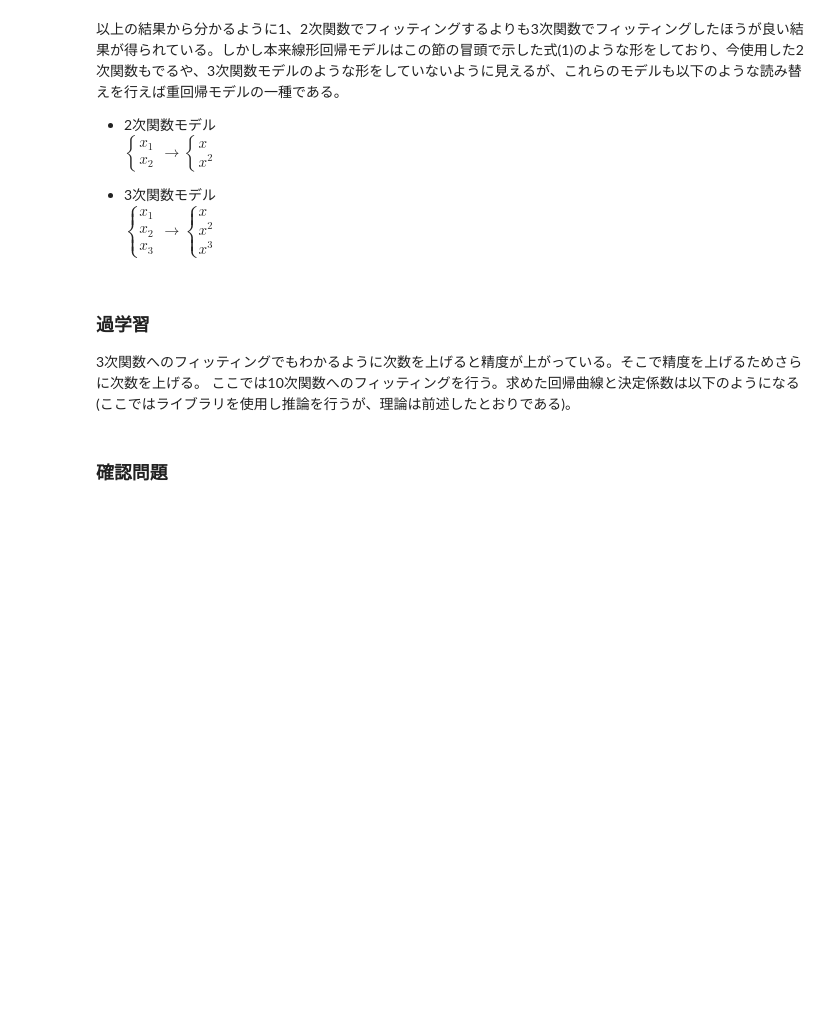
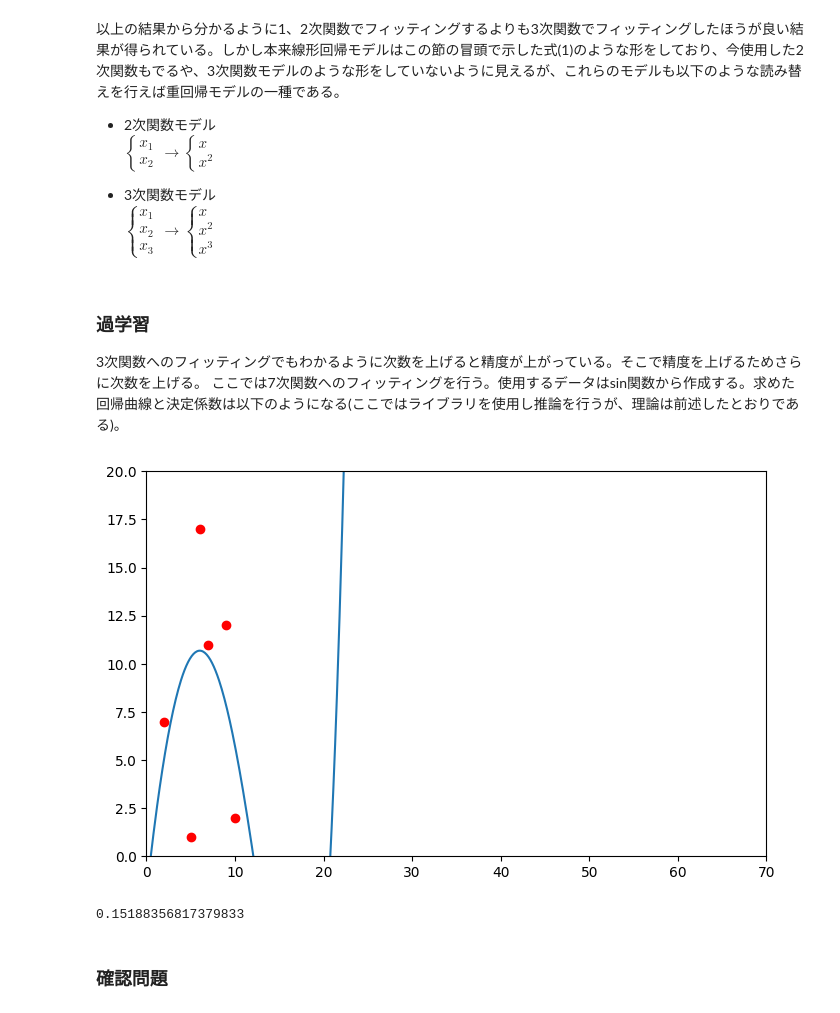
Before and after one commit to aice-ice/Senior-project, a Jupyter notebook: multiple_regression.ipynb, the cells around one changed output. Cells and saved outputs as stored; diff of their text form; code cells hidden in the pictures; blank space fills up the shorter version.

```diff
--- a/multiple_regression.ipynb
+++ b/multiple_regression.ipynb
@@ -194,7 +196,8 @@ $\qquad \hat{y} = w_{1} + w_{2}x + w_{3}x^2 + w_{4}x^3$
 D = np.array([[6, 17],[7, 11], [5, 1], [9, 12], [10, 2], [2, 7]])
 x = np.arange(0, 12, 0.1)
 #２次関数モデル
-X1 = np.array([[1, D[i, 0], D[i, 0] ** 2] for i in range(len(D[:, 0]))])
+# X1 = np.array([[1, D[i, 0], D[i, 0] ** 2] for i in range(len(D[:, 0]))])
+X1 = np.array([[D[j, 0] ** i for i in range(3)] for j in range(len(D[:, 0]))])
 y = np.array (D[:, 1])
 
 W1 = np.linalg.inv(X1.T @ X1) @ X1.T @ y
@@ -225,16 +228,15 @@ ax[1].set_title('3')
 
 plt.show()
 
-#２次関数の決定係数
+
+
+
+
+epsilon1 = np.empty(len(D[:, 0]))
+epsilon2 = np.empty(len(D[:, 0]))
 for i in range(len(D[:, 0])):
-    y_hat1 = W1[0] + W1[1] * D[i, 0] + W1[2] * D[i, 0] ** 2
-    y_hat2 = W2[0] + W2[1] * D[i, 0] + W2[2] * D[i, 0] ** 2 + W2[3] * D[i, 0] ** 3
-
-    epsilon1 = np.empty(len(D[:, 0]))
-    epsilon2 = np.empty(len(D[:, 0]))
-
-    epsilon1[i] = y[i] - y_hat1
-    epsilon2[i] = y[i] - y_hat2
+    epsilon1[i] = y[i] - (W1[0] + W1[1] * D[i, 0] + W1[2] * D[i, 0] ** 2)
+    epsilon2[i] = y[i] - (W2[0] + W2[1] * D[i, 0] + W2[2] * D[i, 0] ** 2 + W2[3] * D[i, 0] ** 3)
 
 R2_1 = 1 - np.var(epsilon1) / np.var(y)
 R2_2 = 1 - np.var(epsilon2) / np.var(y)
@@ -284,4 +286,4 @@ $
 # %% [markdown]
 ### 過学習
 3次関数へのフィッティングでもわかるように次数を上げると精度が上がっている。そこで精度を上げるためさらに次数を上げる。
-ここでは10次関数へのフィッティングを行う。求めた回帰曲線と決定係数は以下のようになる(ここではライブラリを使用し推論を行うが、理論は前述したとおりである)。
+ここでは7次関数へのフィッティングを行う。使用するデータはsin関数から作成する。求めた回帰曲線と決定係数は以下のようになる(ここではライブラリを使用し推論を行うが、理論は前述したとおりである)。
@@ -290,2 +290,28 @@ W3 = np.polynomial.Polynomial.fit(D[:, 0], D[:, 1], 10)
+# %%
+# data = np.array(np.sin(np.radians([20, 60, 120, 170, 210, 290, 330])))
+
+X3 = np.array([[D[i, 0] ** j for j in range(8)] for i in range(len(D[:, 0]))])
+W3 = np.linalg.inv(X3.T @ X3) @ X3.T @ D[:, 1]
+
+x = np.arange(0, 70, 0.1)
+
+fig, ax = plt.subplots(figsize=(8, 5))
+
+ax.plot(x, W3[0] + W3[1] * x + W3[2] * x ** 2 + W3[3] * x ** 3 + W3[4] * x ** 4 + W3[5] * x ** 5 + W3[6] * x ** 6 + W3[7] * x ** 7)
+ax.set_xlim(0, 70)
+ax.set_ylim(0, 20)
+ax.scatter(D[:, 0], D[:, 1], c='red')
+plt.show()
+
+epsilon3 = np.empty(len(D[:, 0]))
+
+for i in range(len(D[:, 0])):
+    epsilon3[i] = D[i, 1] - (W3[0] + W3[1] * D[i, 0] + W3[2] * D[i, 0] ** 2 + W3[3] * D[i, 0] ** 3 + W3[4] * D[i, 0] ** 4 + W3[5] * D[i, 0] ** 5 + W3[6] * D[i, 0] ** 6 + W3[7] * D[i, 0] ** 7)
+
+r2 = 1 - np.var(epsilon3) / np.var(D[:, 1])
+print(r2)
+# %% [output]
+[figure, added]
+0.15188356817379833
 # %% [markdown]
 ### 確認問題
```
Also changed, not shown: parts of 3 cells of this notebook.
